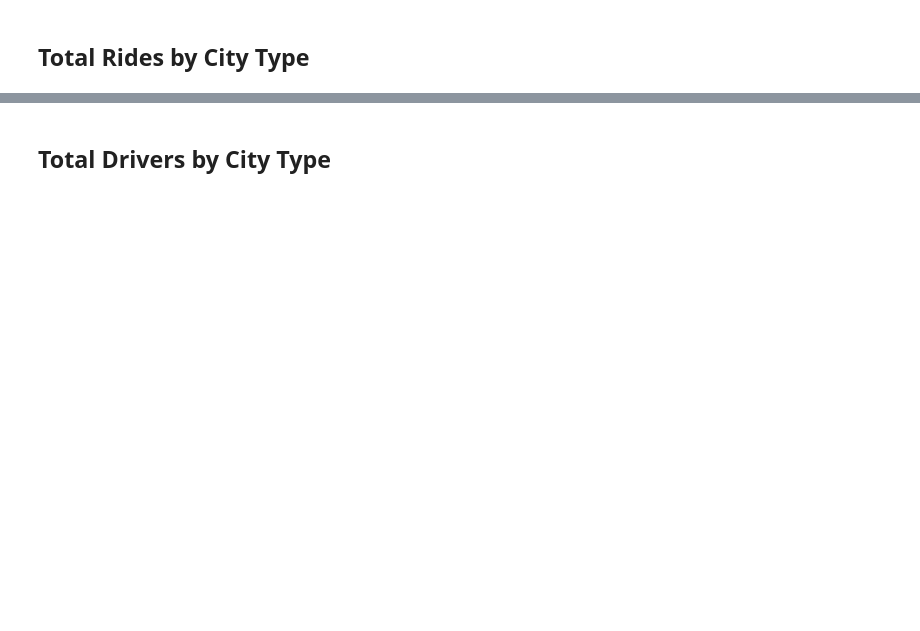
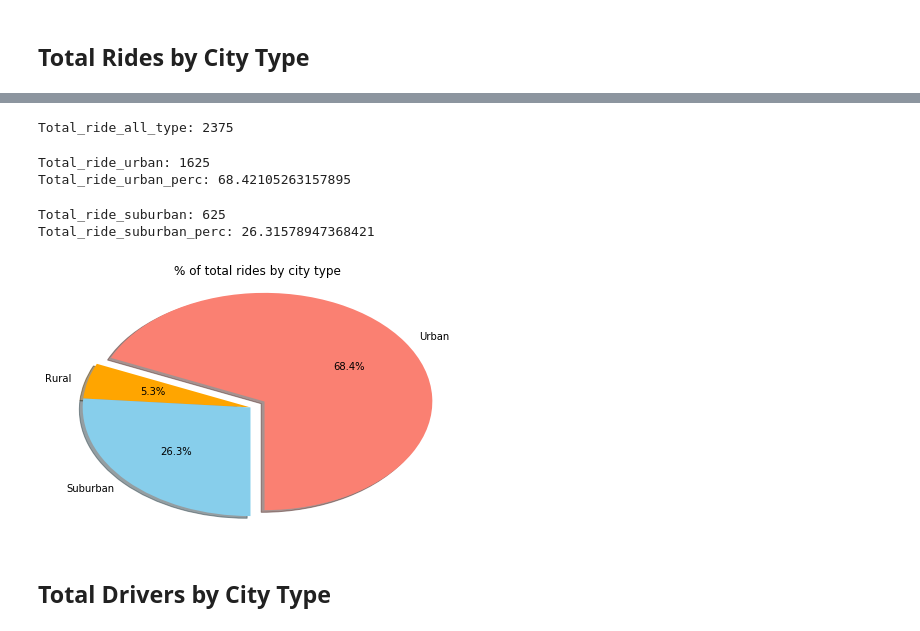
Before and after one commit to pikako77/MatplotLib_HW, a Jupyter notebook: Pyber/MK_pyber.ipynb, the cells around one changed output, grey strips where cells are left out. Drawn from its saved outputs; the diff is of its cells as text; code cells hidden in the pictures; blank space fills up the shorter version.

Commit message:
Solved totale ride pie

```diff
--- a/Pyber/MK_pyber.ipynb
+++ b/Pyber/MK_pyber.ipynb
@@ -355,3 +356,62 @@ final_data.head()
+# %%
+#  Calculate Ride Percents
+# Total rides for all types
+Total_ride_all_type = final_data["ride_count_per_city"].sum()
+print(f"Total_ride_all_type:",Total_ride_all_type)
+# %% [output]
+Total_ride_all_type: 2375
+# %%
+# Total fare for rural
+Total_ride_rural = final_data.loc[final_data['type']=='Rural','ride_count_per_city'].sum()
+Total_ride_rural_perc = Total_ride_rural / Total_ride_all_type *100
+
+print(f"Total_ride_rural:",Total_fare_rural)
+print(f"Total_ride_rural_perc:",Total_ride_rural_perc)
+# %%
+# Total fare for urban
+Total_ride_urban = final_data.loc[final_data['type']=='Urban','ride_count_per_city'].sum()
+Total_ride_urban_perc = Total_ride_urban / Total_ride_all_type *100
+
+print(f"Total_ride_urban:",Total_ride_urban)
+print(f"Total_ride_urban_perc:",Total_ride_urban_perc)
+# %% [output]
+Total_ride_urban: 1625
+Total_ride_urban_perc: 68.42105263157895
+# %%
+# Total fare for suburban
+Total_ride_suburban = final_data.loc[final_data['type']=='Suburban','ride_count_per_city'].sum()
+Total_ride_suburban_perc = Total_ride_suburban / Total_ride_all_type *100
+
+print(f"Total_ride_suburban:",Total_ride_suburban)
+print(f"Total_ride_suburban_perc:",Total_ride_suburban_perc)
+# %% [output]
+Total_ride_suburban: 625
+Total_ride_suburban_perc: 26.31578947368421
+# %%
+# Build Pie Chart
+pies = ["Urban" , "Rural", "Suburban",]
+perc = [Total_ride_urban_perc, Total_ride_rural_perc, Total_ride_suburban_perc]
+
+colors = ['salmon', 'orange','skyblue']
+explode = (0.1,0,0)
+
+
+plt.pie( perc, explode=explode, labels=pies, colors=colors,
+        autopct="%1.1f%%", shadow=True, startangle=-90)
+
+# set axis option to auto (to get like HW)
+plt.axis("auto")
+
+plt.title("% of total rides by city type")
+
+
+plt.tight_layout()
+#plt.show()
+
+# Save Figure
+plt.savefig("Images/Pyber_pie_ride.png")
+# %% [output]
+[figure, added]
 # %%
 # Show Figure
 plt.show()
```
Also changed, not shown: parts of 3 cells of this notebook, 2 other files.
